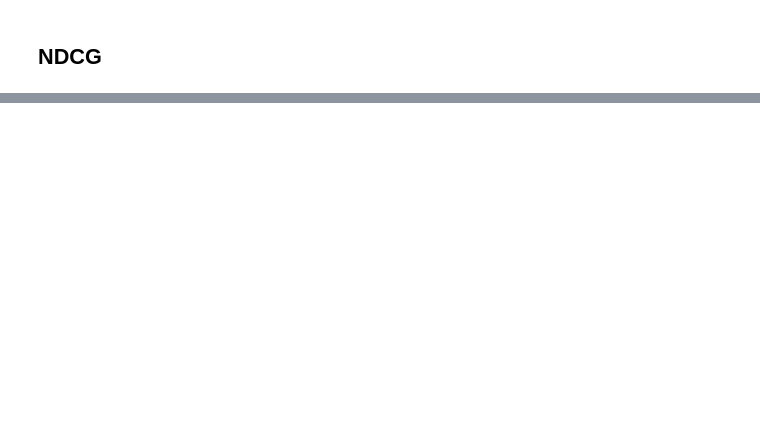
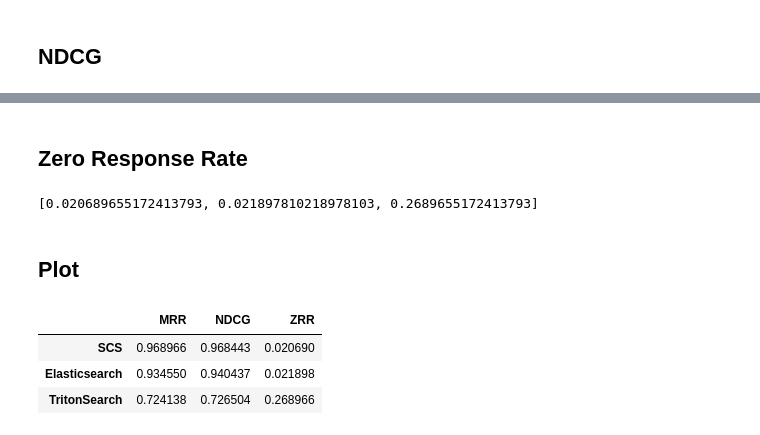
Before and after one commit to toekneeta/UCSDCourseSearch, a Jupyter notebook: notebooks/evaluation.ipynb, the cells around one changed output, grey strips where cells are left out. Saved outputs shown, nothing was run; the diff lists cells and outputs as text; code cells hidden in the pictures; blank space fills up the shorter version.

```diff
--- a/notebooks/evaluation.ipynb
+++ b/notebooks/evaluation.ipynb
@@ -123,0 +128,16 @@ ndcg_list
+# %% [markdown]
+## Zero Response Rate
+# %%
+zrr_list = []
+
+for df in test_results:
+    zero_result_queries = df.groupby('Query')['Relevance'].max().value_counts()[0]
+    total_queries = len(df['Query'].unique())
+    zrr = zero_result_queries / total_queries
+    zrr_list.append(zrr)
+
+zrr_list
+# %% [output]
+[0.020689655172413793, 0.021897810218978103, 0.2689655172413793]
+# %% [markdown]
+## Plot
@@ -123,0 +146,9 @@ ndcg_list
+# %%
+data = pd.DataFrame({'MRR': mrr_list, 'NDCG': ndcg_list, 'ZRR': zrr_list})
+data.index = ['SCS', 'Elasticsearch', 'TritonSearch']
+data
+# %% [output]
+|  | MRR | NDCG | ZRR |
+| SCS | 0.968966 | 0.968443 | 0.020690 |
+| Elasticsearch | 0.934550 | 0.940437 | 0.021898 |
+| TritonSearch | 0.724138 | 0.726504 | 0.268966 |
```
Also changed, not shown: parts of 6 cells of this notebook, 7 other files.
